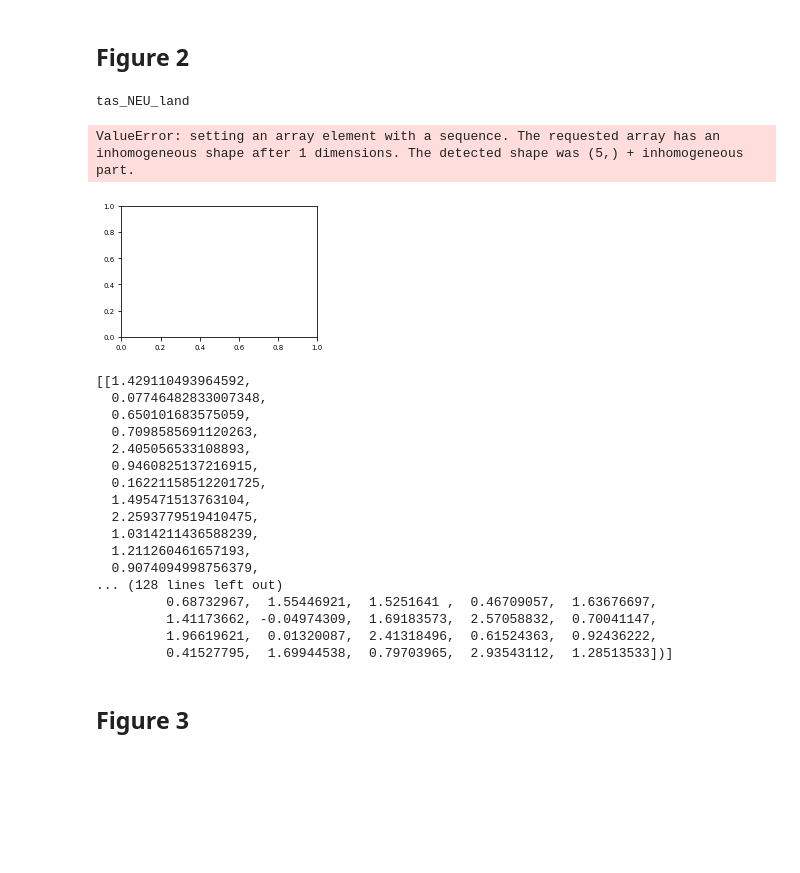
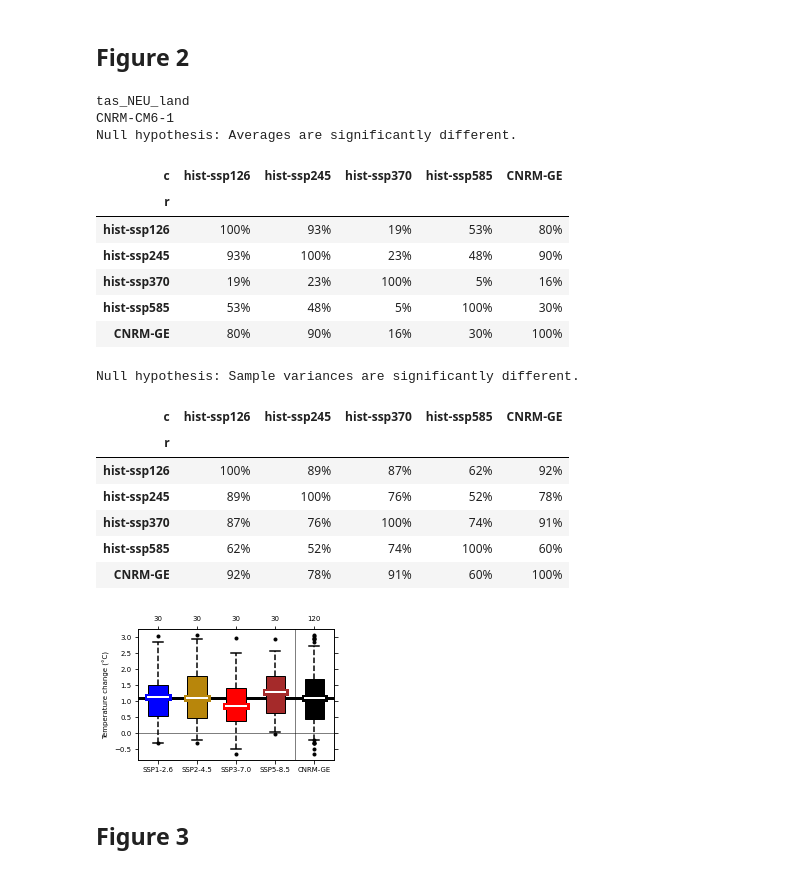
Before and after one commit to aurelienline/internal_variability_storylines, a Jupyter notebook: npj_internal_variability_storylines.ipynb, the cells around one changed output. Drawn from its saved outputs; the diff is of its cells as text; code cells hidden in the pictures; blank space fills up the shorter version.

```diff
--- a/npj_internal_variability_storylines.ipynb
+++ b/npj_internal_variability_storylines.ipynb
@@ -1327,7 +1327,7 @@ for _variable, _mask_land_sea in np.array([variable, mask_land_sea]).T:
         _da_delta = cc.lon_flip(_da_delta)
         if _mask_land_sea == 'land':
             _model_grid = _model+'_' if len(model) == 1 else ''
-            _da_delta = cc.mask_land(_da_delta, mask = cc.lon_flip(xr.open_dataset('/data/scratch/globc/line/Data/Masks/sftlf_fx_'+_model_grid+_grid.replace('_', '')+'.nc').sftlf))
+            _da_delta = cc.mask_land(_da_delta, mask = cc.lon_flip(xr.open_dataset(inDir+'/sftlf_fx_'+_model_grid+_grid.replace('_', '')+'.nc').sftlf))
 
         field_ano_raw[_variable] = _da_delta
     except:
@@ -2174,10 +2192,9 @@ for _target in target_ano:
         experiment_data_weights = {_experiment: [] for _experiment in experiments}
 
         for iM, _model in enumerate(_dict):
-            #print(_model)
             loc_data = list()
             loc_colors = list(); loc_hatches = list()
-            for i, _experiment in enumerate(experiments): # experiments
+            for i, _experiment in enumerate(experiments):
                 loc_tmp = list()
                 if _experiment in _dict[_model].keys():
                     for _member in _dict[_model][_experiment]:
@@ -2192,7 +2209,7 @@ for _target in target_ano:
                 loc_data.append(loc_tmp)
                 loc_colors.append(cc.cmip6.experiment_dict[_experiment]['color'])
                 loc_hatches.append(model_hatches[_model] if len(model) !=1 else None)
-            loc_data.append(_data.sel(member=[_member for _member in _data.member.values if _model in _member]).values)
+            loc_data.append(list(_data.sel(member=[_member for _member in _data.member.values if _model in _member]).values))
             loc_colors.append('k')
             loc_hatches.append(model_hatches[_model] if len(model) !=1 else None)
 
@@ -2204,13 +2221,13 @@ for _target in target_ano:
                 _signi_store2 = list()
                 for iT, _sub_test in enumerate(loc_data):
                     _signi_store2.append([ccscp.ttest_ind(_sub_ref, _sub_test).pvalue,
-                                            ccscp.ftest_ind(_sub_ref, _sub_test).pvalue])
+                                          ccscp.ftest_ind(_sub_ref, _sub_test).pvalue])
                 _signi_store1.append(_signi_store2)
             _signi_store0.append(
                 xr.DataArray(np.array(_signi_store1).transpose(),
-                                name = _target,
-                                dims=['test', 'r', 'c'],
-                                coords={'test': ['T-test', 'F-test'], 'r':experiments+ensemble_name, 'c':experiments+ensemble_name}).assign_coords({'source_id': _model}))
+                             name = _target,
+                             dims=['test', 'r', 'c'],
+                             coords={'test': ['T-test', 'F-test'], 'r':experiments+ensemble_name, 'c':experiments+ensemble_name}).assign_coords({'source_id': _model}))
         ds_signi = ds_signi.assign({_target: xr.concat(_signi_store0, dim='source_id')})
         for _model in _dict:
             print(_model)
@@ -2220,55 +2237,51 @@ for _target in target_ano:
 
         ax.yaxis.set_ticks_position('both')
         ax.axhline(y=0,color='k',lw=.5)
         ax.axvline(x=len(experiments)-.5,color='k',lw=.5)
         ax.set_xticks(np.arange(len(experiments)+1)+.5-0.5/len(_dict))
         ax.set_xticklabels([cc.cmip6.experiment_dict[s]['name'] for s in experiments]+ensemble_name, rotation=0) # 90
         if _show_mega_ensemble:
             ax.set_xlim([-.5/len(_dict), len(experiments)+0.5/len(_dict)])
         else:
             ax.set_xlim([-.5/len(_dict), len(experiments)-0.5/len(_dict)])
         ax.set_ylabel('Temperature change (°C)')
         if len(model) != 1:
             lgd = plt.legend(handles = model_legend_box, loc='lower left', fontsize=12)
             ax.add_artist(lgd)
             for i in range(len(experiments)+1):
                 ax.axvline(x=i-0.5/len(_dict),color='k',lw=1)
         ax2 = ax.twiny()
         ax2.set_xlim(ax.get_xlim())
         tick_positions = list(np.array(tick_positions).flatten())
         tick_labels = list(np.array(tick_labels).flatten())
         if _show_mega_ensemble:
             tick_positions.append(float(len(experiments)))
             tick_labels.append(str(len(members)))
         ax2.set_xticks(tick_positions)
         ax2.set_xticklabels(tick_labels)
 
         ax.axhline(y=ccnp.mean(_data, weights=da_weight),color='k', lw=3,zorder=0)
         plt.savefig(figDir+saveName+'-'+_target+'_boxplot_SSP_ME.pdf', transparent=True)
 # %% [output]
 tas_NEU_land
+CNRM-CM6-1
+Null hypothesis: Averages are significantly different.
+| c | hist-ssp126 | hist-ssp245 | hist-ssp370 | hist-ssp585 | CNRM-GE |
+| r |  |  |  |  |  |
+| hist-ssp126 | 100% | 93% | 19% | 53% | 80% |
+| hist-ssp245 | 93% | 100% | 23% | 48% | 90% |
+| hist-ssp370 | 19% | 23% | 100% | 5% | 16% |
+| hist-ssp585 | 53% | 48% | 5% | 100% | 30% |
+| CNRM-GE | 80% | 90% | 16% | 30% | 100% |
-ValueError: setting an array element with a sequence. The requested array has an inhomogeneous shape after 1 dimensions. The detected shape was (5,) + inhomogeneous part.
+Null hypothesis: Sample variances are significantly different.
+| c | hist-ssp126 | hist-ssp245 | hist-ssp370 | hist-ssp585 | CNRM-GE |
+| r |  |  |  |  |  |
+| hist-ssp126 | 100% | 89% | 87% | 62% | 92% |
+| hist-ssp245 | 89% | 100% | 76% | 52% | 78% |
+| hist-ssp370 | 87% | 76% | 100% | 74% | 91% |
+| hist-ssp585 | 62% | 52% | 74% | 100% | 60% |
+| CNRM-GE | 92% | 78% | 91% | 60% | 100% |
-[figure, old version]
+[figure, new version]
-# %%
-loc_data
-# %% [output]
-[[1.429110493964592,
-  0.07746482833007348,
-  0.650101683575059,
-  0.7098585691120263,
-  2.405056533108893,
-  0.9460825137216915,
-  0.16221158512201725,
-  1.495471513763104,
-  2.2593779519410475,
-  1.0314211436588239,
-  1.211260461657193,
-  0.9074094998756379,
-... (128 lines left out)
-         0.68732967,  1.55446921,  1.5251641 ,  0.46709057,  1.63676697,
-         1.41173662, -0.04974309,  1.69183573,  2.57058832,  0.70041147,
-         1.96619621,  0.01320087,  2.41318496,  0.61524363,  0.92436222,
-         0.41527795,  1.69944538,  0.79703965,  2.93543112,  1.28513533])]
 # %% [markdown]
 ## Figure 3
 # %%
```
Also changed, not shown: parts of 15 cells of this notebook, 54 other files.
